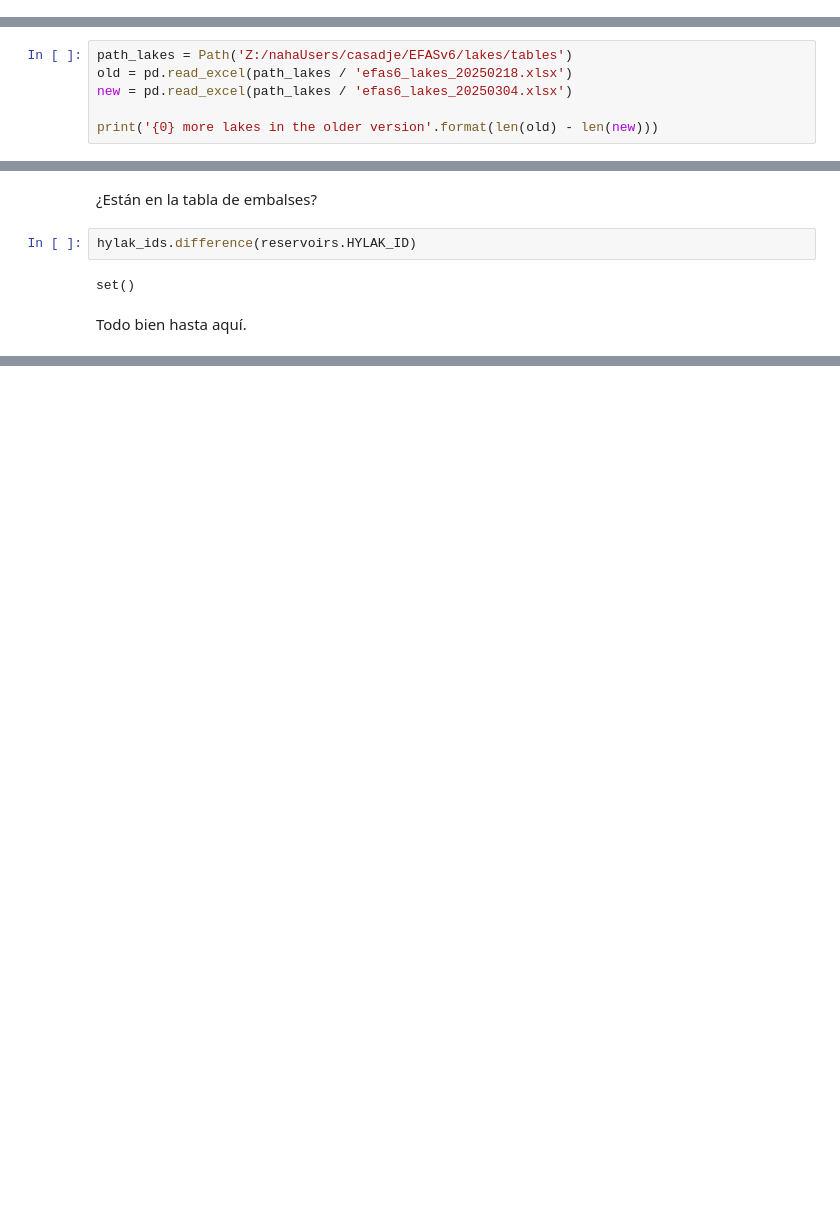
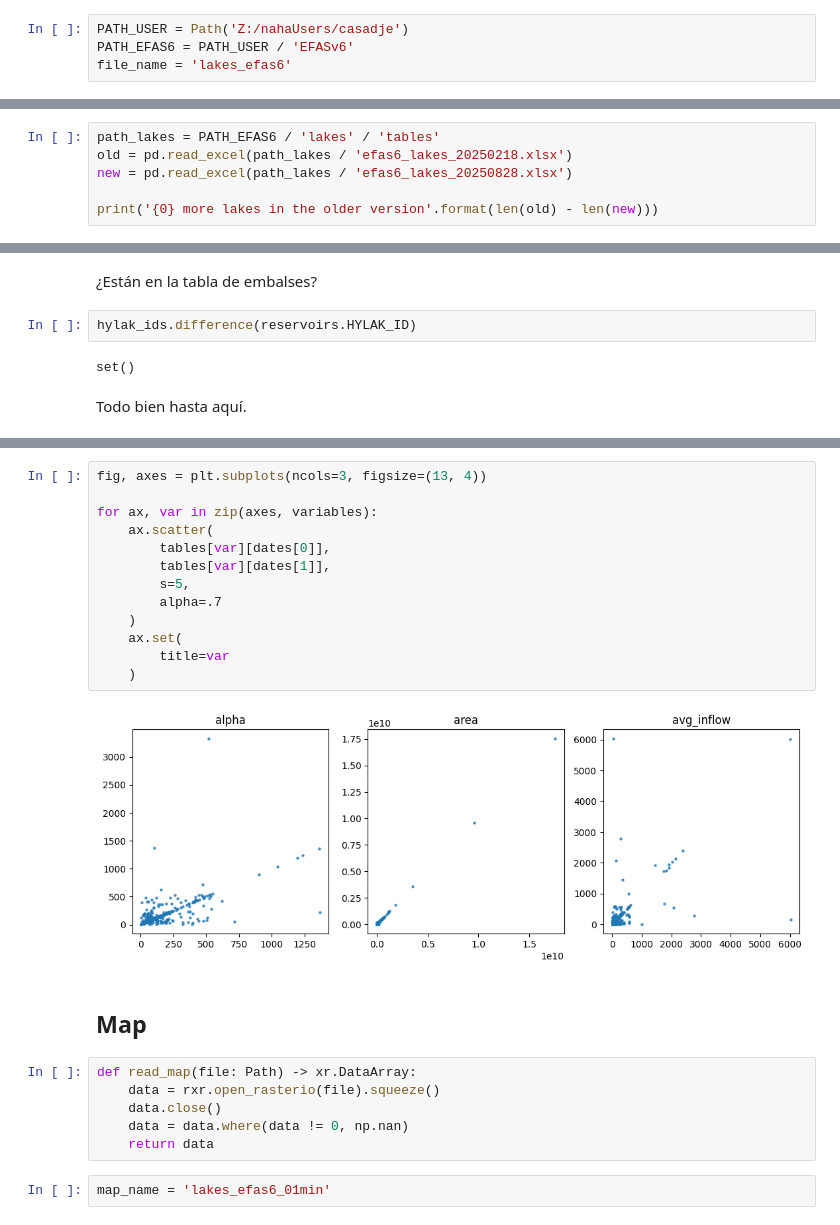
Before and after one commit to casadoj/reservoirs-LSHM, a Jupyter notebook: notebook/EFASv6/compare_lake_versions.ipynb, the cells around one changed output, grey strips where cells are left out. Cells and saved outputs as stored; diff of their text form; blank space fills up the shorter version.

```diff
--- a/notebook/EFASv6/compare_lake_versions.ipynb
+++ b/notebook/EFASv6/compare_lake_versions.ipynb
@@ -3,0 +9,4 @@ from pathlib import Path
+# %%
+PATH_USER = Path('Z:/nahaUsers/casadje')
+PATH_EFAS6 = PATH_USER / 'EFASv6'
+file_name = 'lakes_efas6'
@@ -4,7 +15,7 @@ from pathlib import Path
 # %%
-path_lakes = Path('Z:/nahaUsers/casadje/EFASv6/lakes/tables')
+path_lakes = PATH_EFAS6 / 'lakes' / 'tables'
 old = pd.read_excel(path_lakes / 'efas6_lakes_20250218.xlsx')
-new = pd.read_excel(path_lakes / 'efas6_lakes_20250304.xlsx')
+new = pd.read_excel(path_lakes / 'efas6_lakes_20250828.xlsx')
 
 print('{0} more lakes in the older version'.format(len(old) - len(new)))
 # %% [output]
@@ -56,0 +125,25 @@ Todo bien hasta aquí.
+# %%
+fig, axes = plt.subplots(ncols=3, figsize=(13, 4))
+
+for ax, var in zip(axes, variables):
+    ax.scatter(
+        tables[var][dates[0]],
+        tables[var][dates[1]],
+        s=5,
+        alpha=.7
+    )
+    ax.set(
+        title=var
+    )
+# %% [output]
+[figure, added]
+# %% [markdown]
+## Map
+# %%
+def read_map(file: Path) -> xr.DataArray:
+    data = rxr.open_rasterio(file).squeeze()
+    data.close()
+    data = data.where(data != 0, np.nan)
+    return data
+# %%
+map_name = 'lakes_efas6_01min'
```
Also changed, not shown: parts of 11 cells of this notebook, 2 other files.
